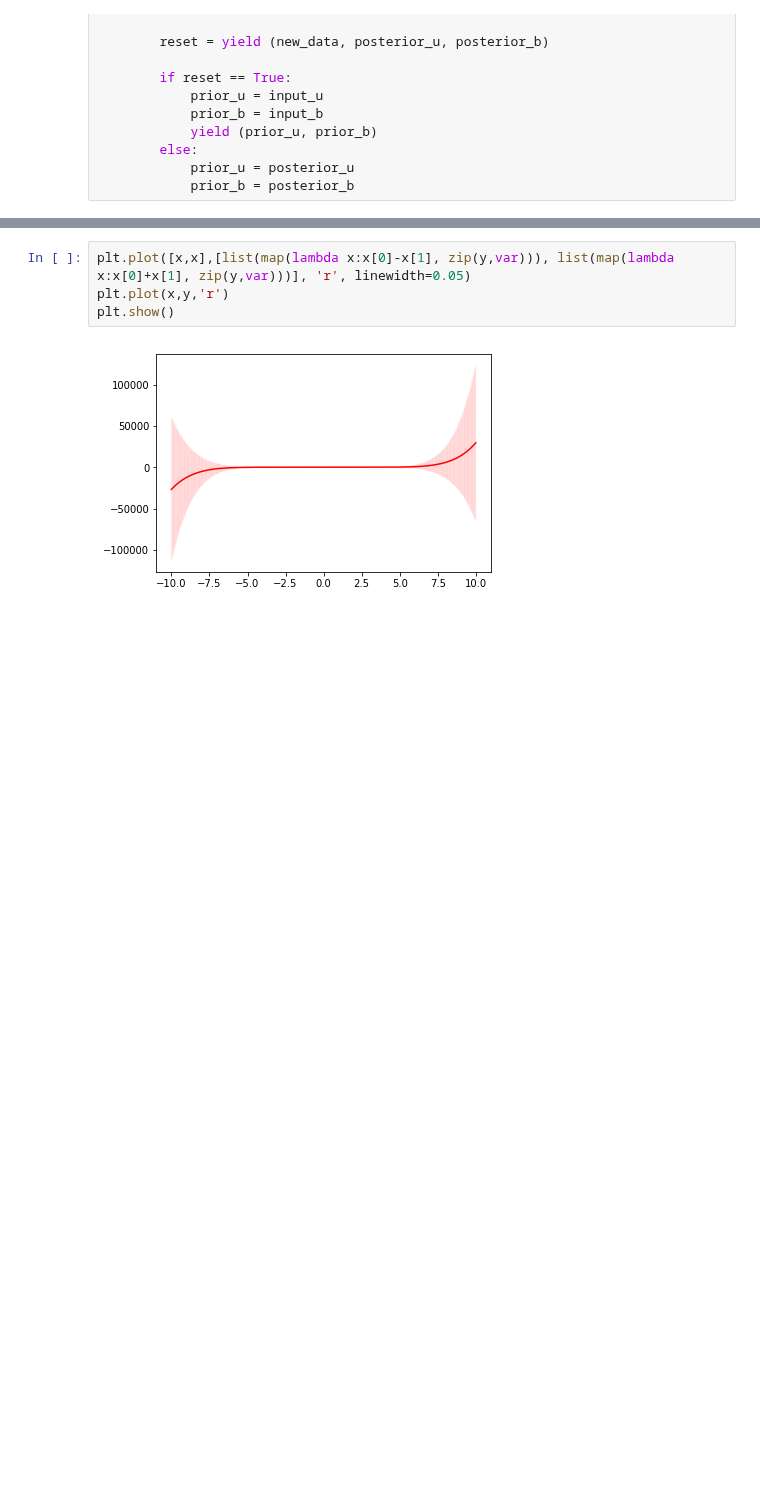
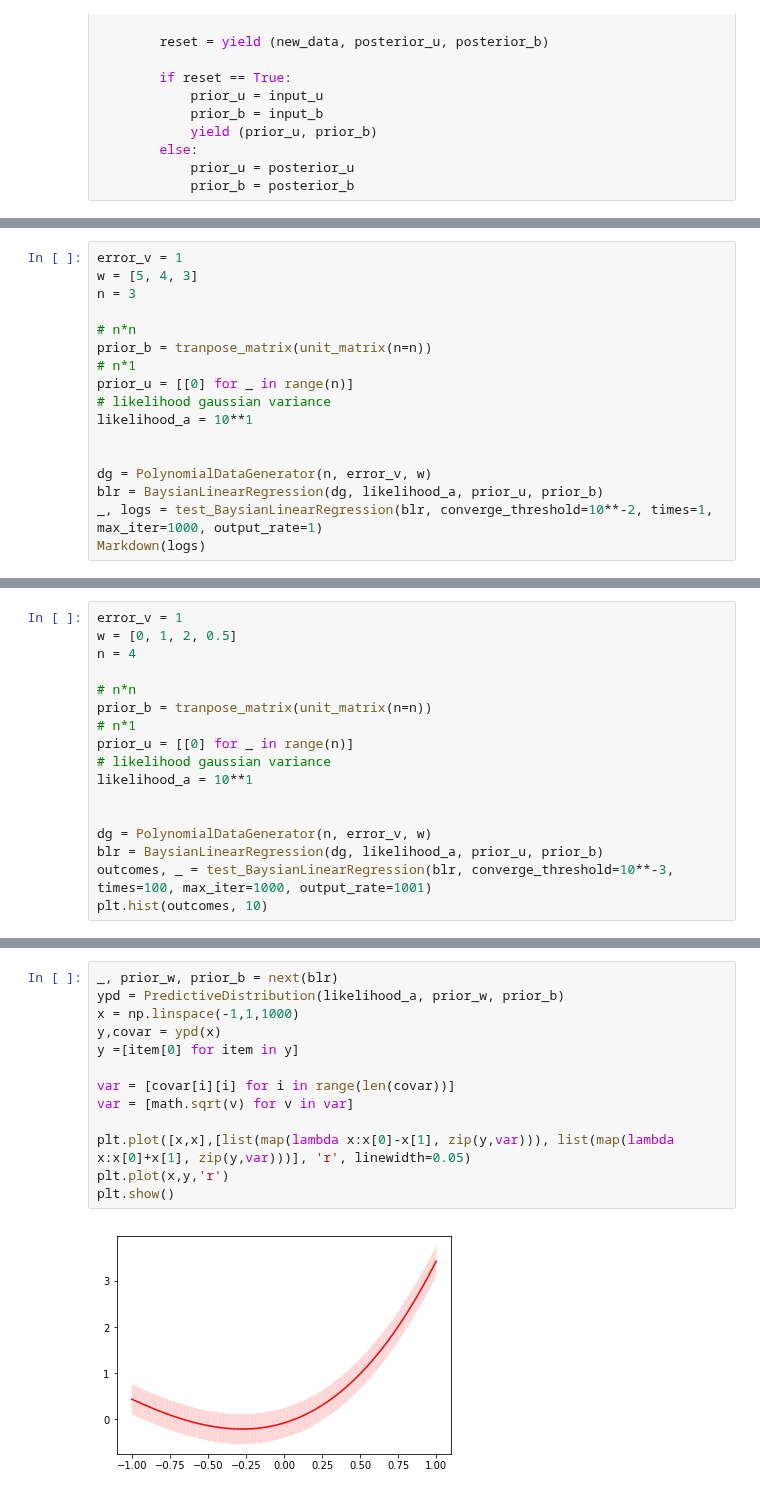
Before and after one commit to csielee/2018ML, a Jupyter notebook: HW3/HW3.ipynb, the cells around one changed output, grey strips where cells are left out. Drawn from its saved outputs; the diff is of its cells as text; blank space fills up the shorter version.

Commit message:
Improve basyian linear regression plot and log
Show plot each iteration
Show data point , equation, posterior parameter by Markdown
Show converge count in hist

```diff
--- a/HW3/HW3.ipynb
+++ b/HW3/HW3.ipynb
@@ -485,0 +517,17 @@ Wall time: 37.6 s
+# %%
+error_v = 1
+w = [5, 4, 3]
+n = 3
+
+# n*n
+prior_b = tranpose_matrix(unit_matrix(n=n))
+# n*1
+prior_u = [[0] for _ in range(n)]
+# likelihood gaussian variance
+likelihood_a = 10**1
+
+
+dg = PolynomialDataGenerator(n, error_v, w)
+blr = BaysianLinearRegression(dg, likelihood_a, prior_u, prior_b)
+_, logs = test_BaysianLinearRegression(blr, converge_threshold=10**-2, times=1, max_iter=1000, output_rate=1)
+Markdown(logs)
@@ -485,0 +595,17 @@ Wall time: 37.6 s
+# %%
+error_v = 1
+w = [0, 1, 2, 0.5]
+n = 4
+
+# n*n
+prior_b = tranpose_matrix(unit_matrix(n=n))
+# n*1
+prior_u = [[0] for _ in range(n)]
+# likelihood gaussian variance
+likelihood_a = 10**1
+
+
+dg = PolynomialDataGenerator(n, error_v, w)
+blr = BaysianLinearRegression(dg, likelihood_a, prior_u, prior_b)
+outcomes, _ = test_BaysianLinearRegression(blr, converge_threshold=10**-3, times=100, max_iter=1000, output_rate=1001)
+plt.hist(outcomes, 10)
@@ -514,6 +628,15 @@ plt.plot(x, var)
 # %%
+_, prior_w, prior_b = next(blr)
+ypd = PredictiveDistribution(likelihood_a, prior_w, prior_b)
+x = np.linspace(-1,1,1000)
+y,covar = ypd(x)
+y =[item[0] for item in y]
+
+var = [covar[i][i] for i in range(len(covar))]
+var = [math.sqrt(v) for v in var]
+
 plt.plot([x,x],[list(map(lambda x:x[0]-x[1], zip(y,var))), list(map(lambda x:x[0]+x[1], zip(y,var)))], 'r', linewidth=0.05)
 plt.plot(x,y,'r')
 plt.show()
 # %% [output]
-[figure, old version]
+[figure, new version]
```
Also changed, not shown: parts of 13 cells of this notebook.
